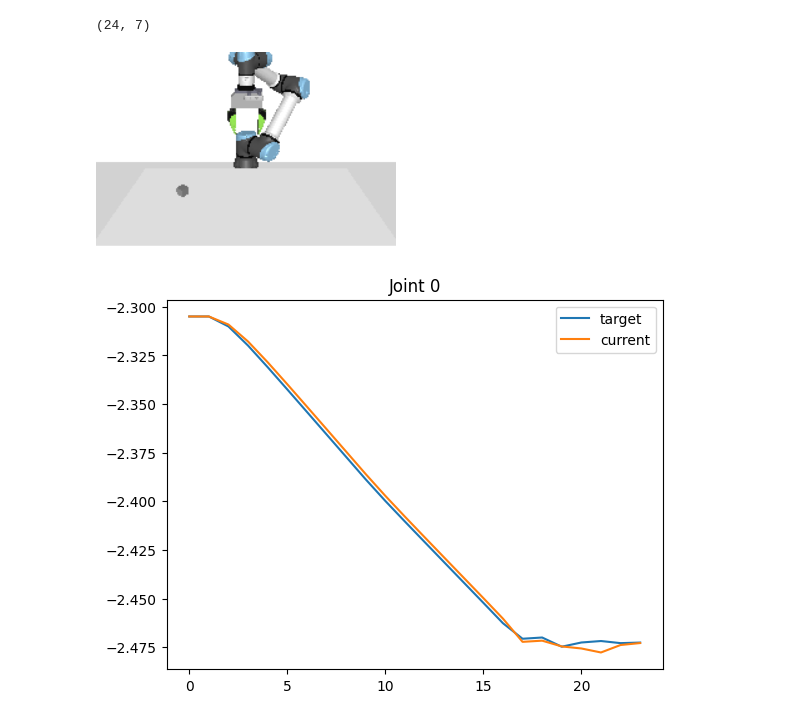
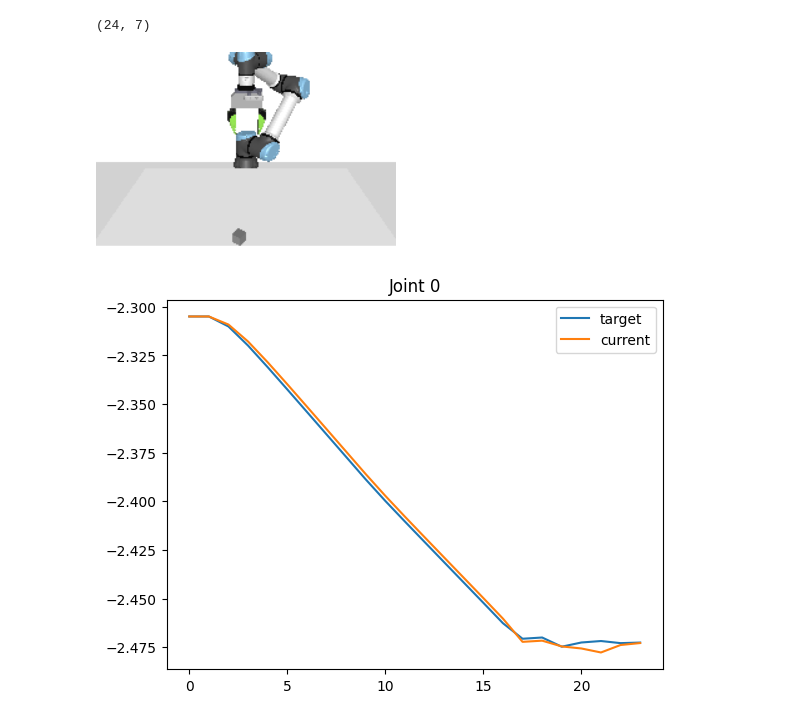
Before and after one commit to lklimkiewicz7/robohive-plus, a Jupyter notebook: extra/replay_trajectory.ipynb, the cells around one changed output. Drawn from its saved outputs; the diff is of its cells as text; code cells hidden in the pictures.

```diff
--- a/extra/replay_trajectory.ipynb
+++ b/extra/replay_trajectory.ipynb
@@ -21,5 +11,5 @@ RoboHive:> Registering UR5 Envs
 # %%
-env = gym.make('Ur5ReachFixedCam-v0')
+env = gym.make('Ur5Cube-v0')
 env.reset();
 
 obs = env.get_obs(update_exteroception=True)
@@ -102,9 +92,9 @@ diffs = result['diffs']
 target = result['target']
 current = result['current']
 # %%
-save_gif(images, 'grasp_fixed.gif')
+save_gif(images, 'grasp.gif')
 # %% [output]
-[figure, old version]
+[figure, new version]
 # %%
 for i in range(7):
     plt.plot(target[:, i], label='target')
```
Also changed, not shown: parts of 2 cells of this notebook, 6 other files.
